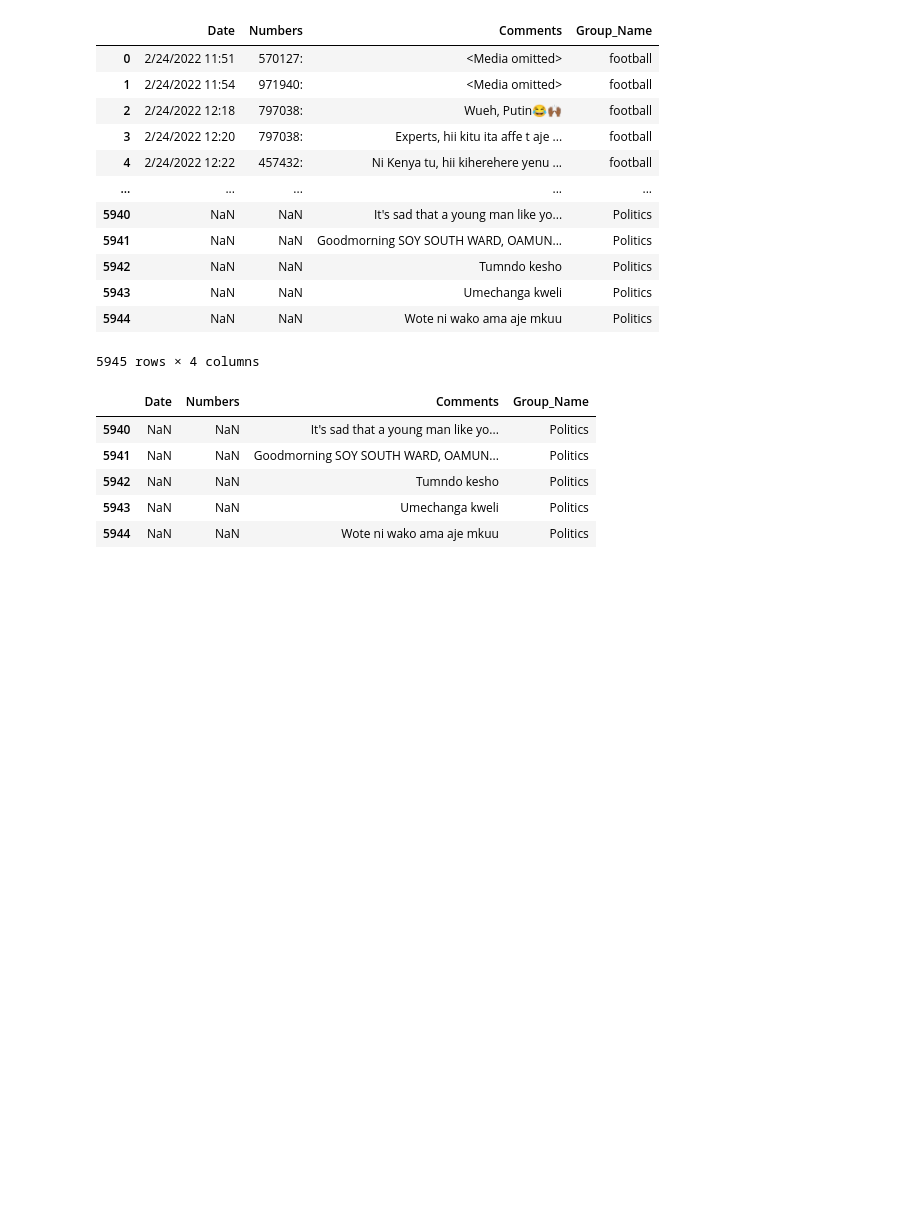
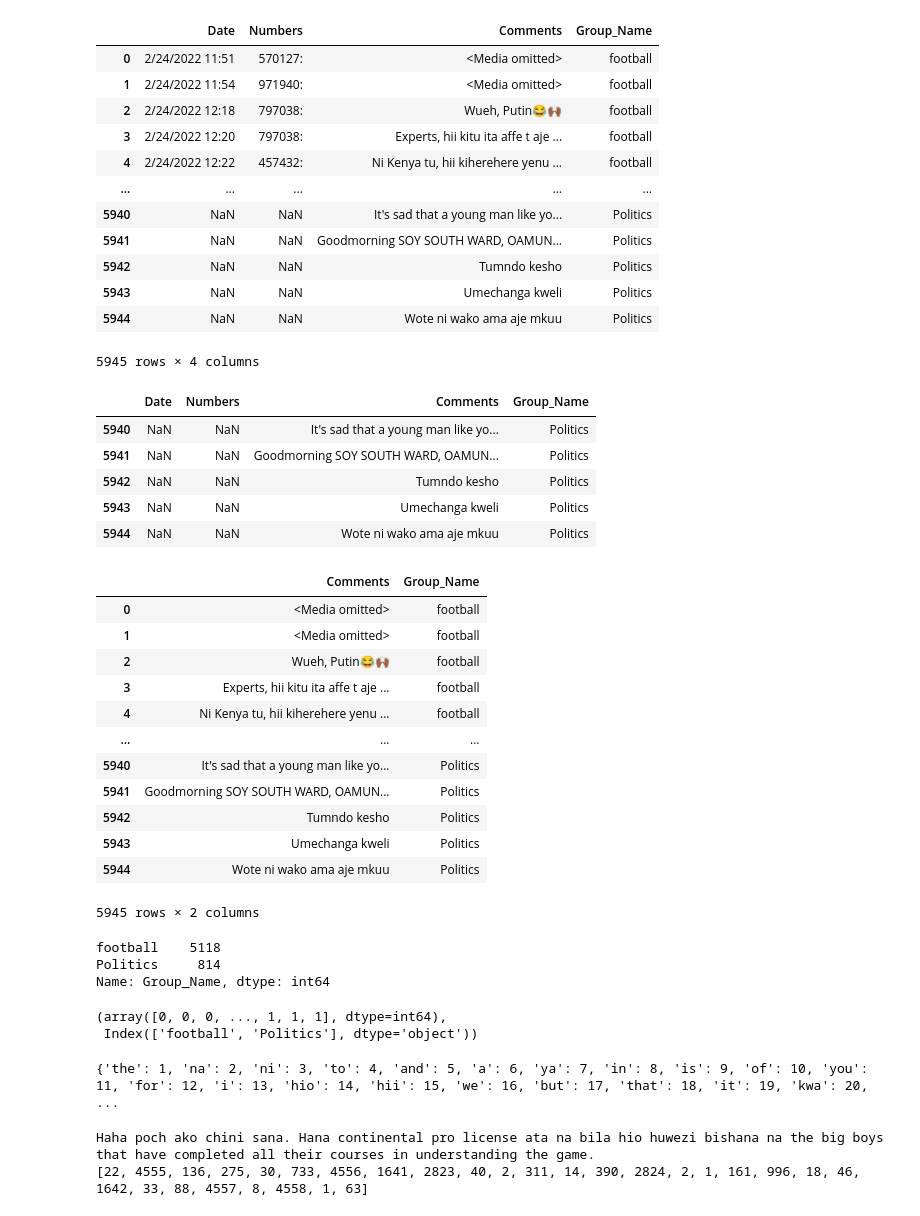
Before and after one commit to Fessbender/Sentiment-Analysis, a Jupyter notebook: Whatsapp Project.ipynb, the cells around one changed output. Saved outputs shown, nothing was run; the diff lists cells and outputs as text; code cells hidden in the pictures; blank space fills up the shorter version.

```diff
--- a/Whatsapp Project.ipynb
+++ b/Whatsapp Project.ipynb
@@ -34,3 +34,32 @@ data.tail()
 | 5942 | NaN | NaN | Tumndo kesho | Politics |
 | 5943 | NaN | NaN | Umechanga kweli | Politics |
 | 5944 | NaN | NaN | Wote ni wako ama aje mkuu | Politics |
+# %%
+data= data.drop(['Date', 'Numbers'], axis=1)
+data
+# %% [output]
+|  | Comments | Group_Name |
+| 0 | <Media omitted> | football |
+| 1 | <Media omitted> | football |
+| 2 | Wueh, Putin😂🙌🏾 | football |
+| 3 | Experts, hii kitu ita affe t aje ... | football |
+| 4 | Ni Kenya tu, hii kiherehere yenu ... | football |
+| ... | ... | ... |
+| 5940 | It's sad that a young man like yo... | Politics |
+| 5941 | Goodmorning SOY SOUTH WARD, OAMUN... | Politics |
+| 5942 | Tumndo kesho | Politics |
+| 5943 | Umechanga kweli | Politics |
+| 5944 | Wote ni wako ama aje mkuu | Politics |
+5945 rows × 2 columns
+# %%
+data['Group_Name'].value_counts()
+# %% [output]
+football    5118
+Politics     814
+Name: Group_Name, dtype: int64
+# %%
+sentiment_label = data.Group_Name.factorize()
+sentiment_label
+# %% [output]
+(array([0, 0, 0, ..., 1, 1, 1], dtype=int64),
+ Index(['football', 'Politics'], dtype='object'))
@@ -36,0 +73,10 @@ data.tail()
+# %%
+print(tokenizer.word_index)
+# %% [output]
+{'the': 1, 'na': 2, 'ni': 3, 'to': 4, 'and': 5, 'a': 6, 'ya': 7, 'in': 8, 'is': 9, 'of': 10, 'you': 11, 'for': 12, 'i': 13, 'hio': 14, 'hii': 15, 'we': 16, 'but': 17, 'that': 18, 'it': 19, 'kwa': 20,  ...
+# %%
+print(tweet[200])
+print(encoded_docs[200])
+# %% [output]
+Haha poch ako chini sana. Hana continental pro license ata na bila hio huwezi bishana na the big boys that have completed all their courses in understanding the game.
+[22, 4555, 136, 275, 30, 733, 4556, 1641, 2823, 40, 2, 311, 14, 390, 2824, 2, 1, 161, 996, 18, 46, 1642, 33, 88, 4557, 8, 4558, 1, 63]
```
Also changed, not shown: parts of 8 cells of this notebook.
